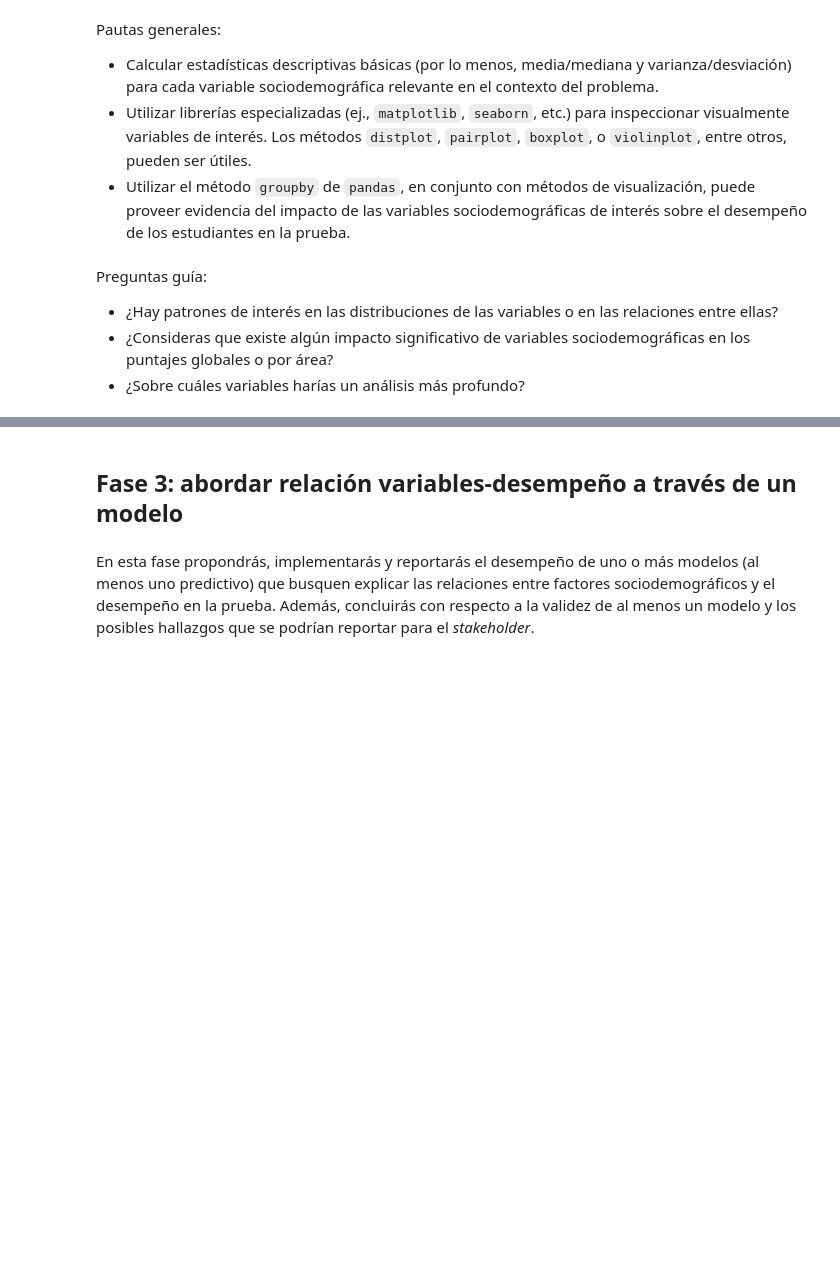
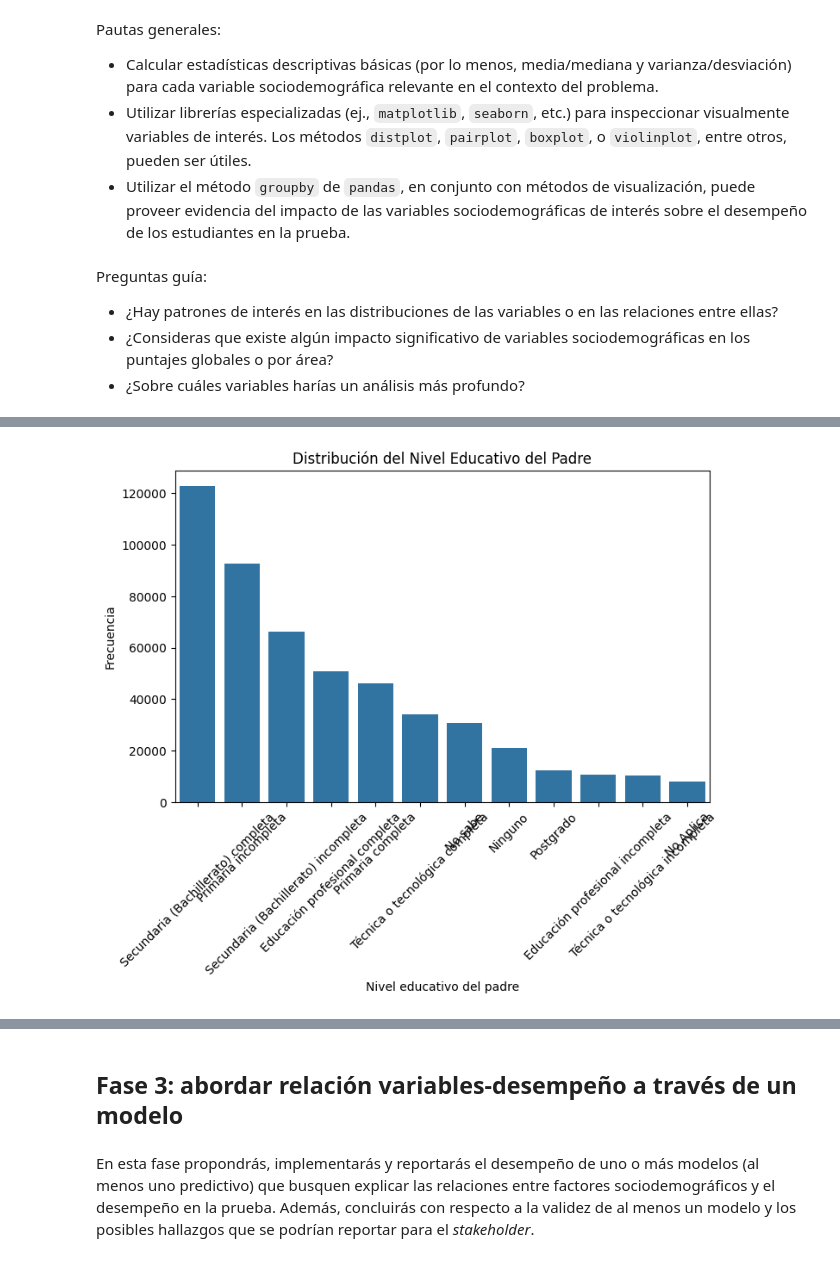
Before and after one commit to DaniDGH/Electiva-Profesional-lll, a Jupyter notebook: Semana 5/Examen_momento_uno (1) copy 2.ipynb, the cells around one changed output, grey strips where cells are left out. Saved outputs shown, nothing was run; the diff lists cells and outputs as text; code cells hidden in the pictures; blank space fills up the shorter version.

```diff
--- a/Semana 5/Examen_momento_uno (1) copy 2.ipynb
+++ b/Semana 5/Examen_momento_uno (1) copy 2.ipynb
@@ -252,0 +156,90 @@ Name: PUNT_GLOBAL, dtype: float64
+# %%
+# Implementa tu respuesta en esta celda
+import pandas as pd
+import matplotlib.pyplot as plt
+import seaborn as sns
+
+
+calendario_a = pd.read_csv(
+    './archivos/Saber_11°_2020-1_20250915.csv',
+    sep=',',
+    quotechar='"',
+    low_memory=False
+)
+calendario_b = pd.read_csv(
+    './archivos/Saber_11°_2020-2_20250915.csv',
+    sep=',',
+    quotechar='"',
+    low_memory=False
+)
+
+
+columnas_comunes = calendario_a.columns.intersection(calendario_b.columns)
+df = pd.concat([
+    calendario_a[columnas_comunes],
+    calendario_b[columnas_comunes]
+], ignore_index=True)
+
+
+columnas_interes = [
+    "FAMI_EDUCACIONPADRE",
+    "FAMI_EDUCACIONMADRE",
+    "FAMI_TIENEINTERNET",
+    "FAMI_TIENECOMPUTADOR",
+    "FAMI_TIENEAUTOMOVIL",
+    "FAMI_TIENELAVADORA",
+    "FAMI_NUMLIBROS"
+]
+
+
+columnas_existentes = [c for c in columnas_interes if c in df.columns]
+df_interes = df[columnas_existentes].copy()
+
+print("📊 Vista rápida de los datos familiares seleccionados:\n")
+print(df_interes.head())
+
+
+plt.figure(figsize=(8, 5))
+sns.countplot(x="FAMI_EDUCACIONPADRE", data=df_interes, order=df_interes["FAMI_EDUCACIONPADRE"].value_counts().index)
+plt.title("Distribución del Nivel Educativo del Padre")
+plt.xlabel("Nivel educativo del padre")
+plt.ylabel("Frecuencia")
+plt.xticks(rotation=45)
+plt.show()
+
+
+plt.figure(figsize=(8, 5))
+sns.countplot(x="FAMI_EDUCACIONMADRE", data=df_interes, order=df_interes["FAMI_EDUCACIONMADRE"].value_counts().index)
+plt.title("Distribución del Nivel Educativo de la Madre")
+plt.xlabel("Nivel educativo de la madre")
+plt.ylabel("Frecuencia")
+plt.xticks(rotation=45)
+plt.show()
+
+
+if "FAMI_EDUCACIONPADRE" in df_interes.columns and "FAMI_EDUCACIONMADRE" in df_interes.columns:
+    tabla = pd.crosstab(df_interes["FAMI_EDUCACIONPADRE"], df_interes["FAMI_EDUCACIONMADRE"])
+    plt.figure(figsize=(10, 6))
+    sns.heatmap(tabla, annot=True, fmt="d", cmap="YlGnBu")
+    plt.title("Relación entre educación del padre y de la madre")
+    plt.xlabel("Nivel educativo de la madre")
+    plt.ylabel("Nivel educativo del padre")
+    plt.show()
+
+
+if "FAMI_TIENEINTERNET" in df_interes.columns:
+    plt.figure(figsize=(6, 4))
+    sns.countplot(x="FAMI_TIENEINTERNET", data=df_interes)
+    plt.title("Disponibilidad de Internet en el hogar")
+    plt.xlabel("Tiene internet")
+    plt.ylabel("Frecuencia")
+    plt.show()
+
+
+if "FAMI_TIENECOMPUTADOR" in df_interes.columns:
+    plt.figure(figsize=(6, 4))
+    sns.countplot(x="FAMI_TIENECOMPUTADOR", data=df_interes)
+    plt.title("Disponibilidad de Computador en el hogar")
+    plt.xlabel("Tiene computador")
+    plt.ylabel("Frecuencia")
+# %% [output]
@@ -252,0 +263 @@ Name: PUNT_GLOBAL, dtype: float64
+[figure, added]
```
Also changed, not shown: parts of 4 cells of this notebook.
